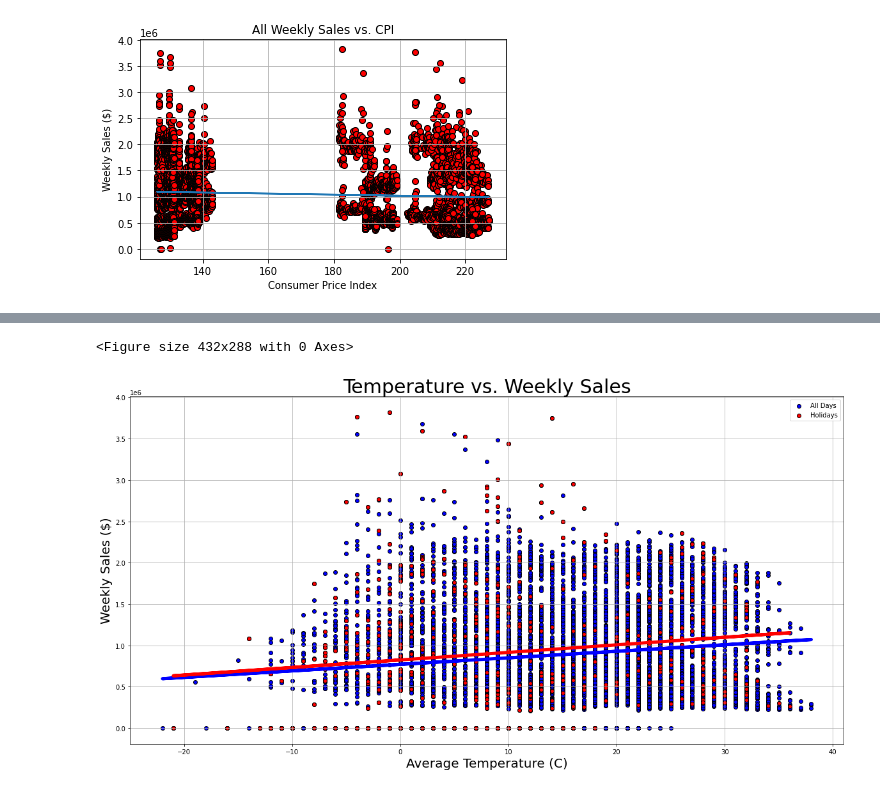
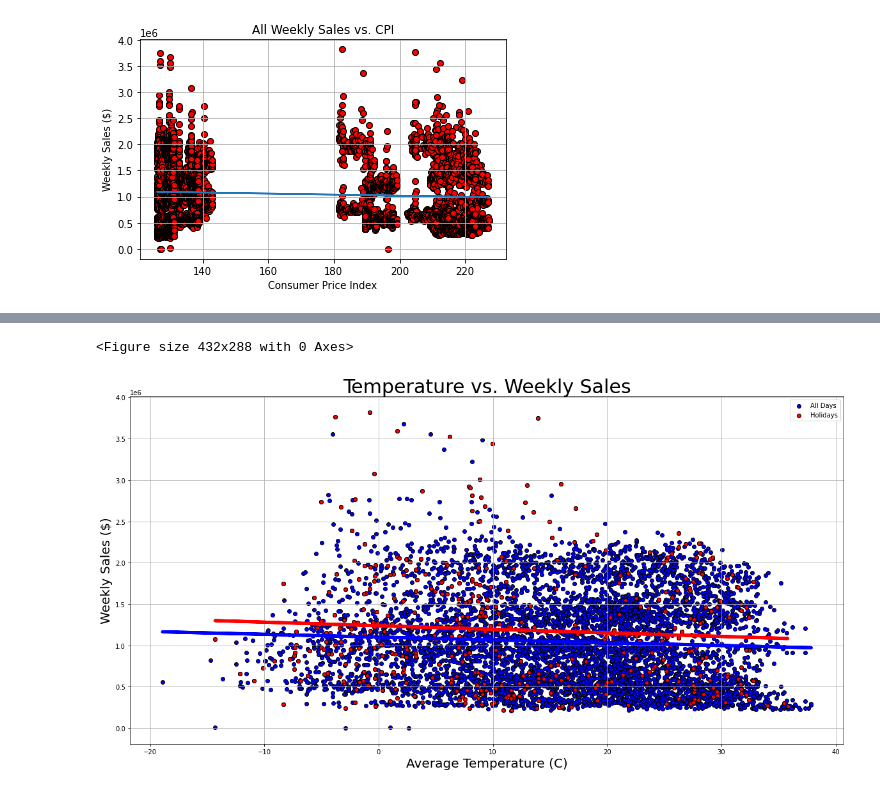
Before and after one commit to beckyydo/Project-1, a Jupyter notebook: fourthnotebook.ipynb, the cells around one changed output, grey strips where cells are left out. Drawn from its saved outputs; the diff is of its cells as text; code cells hidden in the pictures.

```diff
--- a/fourthnotebook.ipynb
+++ b/fourthnotebook.ipynb
@@ -428,30 +353,30 @@ plt.savefig("Figures/fig17.png")
 # %%
 #WEEKLY SALES BY TEMPERATURE FOR HOLIDAY AND NON-HOLIDAY
 
-ave_temperature1 = data["Temperature"]
+ave_temperature1 = data["Temperature C"]
 weekly_sales1 = data["Weekly_Sales"]
 weekly_sales2 = data.loc[data["Is Holiday"] != "No Holiday"]["Weekly_Sales"]
-ave_temperature2 = data.loc[data["Is Holiday"] != "No Holiday"]["Temperature"]
+ave_temperature2 = data.loc[data["Is Holiday"] != "No Holiday"]["Temperature C"]
 plt.tight_layout()
 plt.figure(figsize=(20,10))
 plt.grid()
 plt.title("Temperature vs. Weekly Sales",fontsize=30)
 plt.xlabel("Average Temperature (C)",fontsize=20)
 plt.ylabel("Weekly Sales ($)",fontsize=20)
 
 plt.scatter(ave_temperature1, weekly_sales1, marker="o", color = "blue",edgecolors="black",label="All Days")
 plt.scatter(ave_temperature2, weekly_sales2, marker="o", color = "red",edgecolors="black",label = "Holidays")
 slope2, intercept2, r_value2, p_value2, std_err2 = st.linregress(ave_temperature2, weekly_sales2)
 best_fit2 = slope2*ave_temperature2+intercept2
 slope1, intercept1, r_value1, p_value1, std_err1 = st.linregress(ave_temperature1, weekly_sales1)
 best_fit1 = slope1*ave_temperature1+intercept1
 plt.plot(ave_temperature1,best_fit1,linewidth=5,c="blue")
 plt.plot(ave_temperature2,best_fit2,linewidth=5,c="red")
 plt.legend()
 plt.savefig("Figures/fig18.png")
 # %% [output]
 <Figure size 432x288 with 0 Axes>
-[figure, old version]
+[figure, new version]
 # %%
 #WEEKLY SALES BY UNEMPLOYMENT RATE FOR HOLIDAY AND NON-HOLIDAY
 
```
Also changed, not shown: parts of 14 cells of this notebook, 11 other files.
